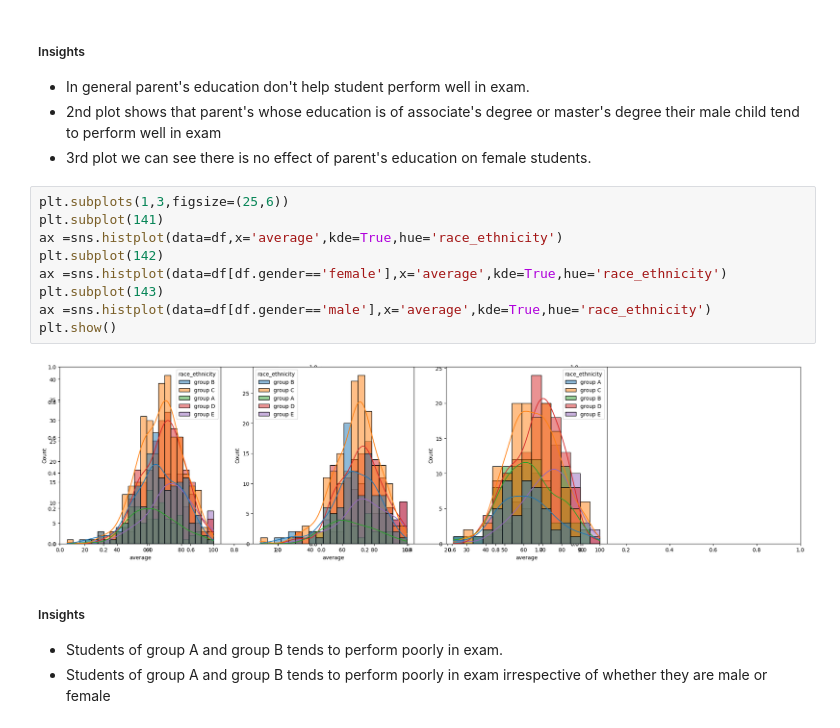
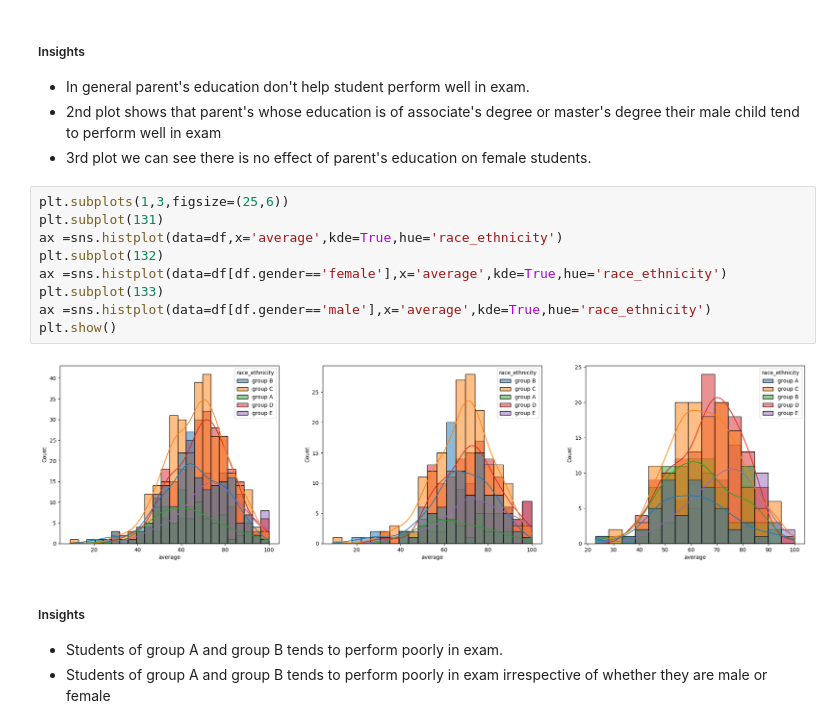
Before and after one commit to aman123pathak/Machine-Learning-Project, a Jupyter notebook: notebook/1 . EDA STUDENT PERFORMANCE .ipynb, the cells around one changed output. Cells and saved outputs as stored; diff of their text form.

```diff
--- a/notebook/1 . EDA STUDENT PERFORMANCE .ipynb
+++ b/notebook/1 . EDA STUDENT PERFORMANCE .ipynb
@@ -301,15 +301,15 @@ plt.show()
 - 3rd plot we can see there is no effect of parent's education on female students.
 # %%
 plt.subplots(1,3,figsize=(25,6))
-plt.subplot(141)
+plt.subplot(131)
 ax =sns.histplot(data=df,x='average',kde=True,hue='race_ethnicity')
-plt.subplot(142)
+plt.subplot(132)
 ax =sns.histplot(data=df[df.gender=='female'],x='average',kde=True,hue='race_ethnicity')
-plt.subplot(143)
+plt.subplot(133)
 ax =sns.histplot(data=df[df.gender=='male'],x='average',kde=True,hue='race_ethnicity')
 plt.show()
 # %% [output]
-[figure, old version]
+[figure, new version]
 # %% [markdown]
 #####  Insights
 - Students of group A and group B tends to perform poorly in exam.
```
Also changed, not shown: parts of 16 cells of this notebook, 4 other files.
